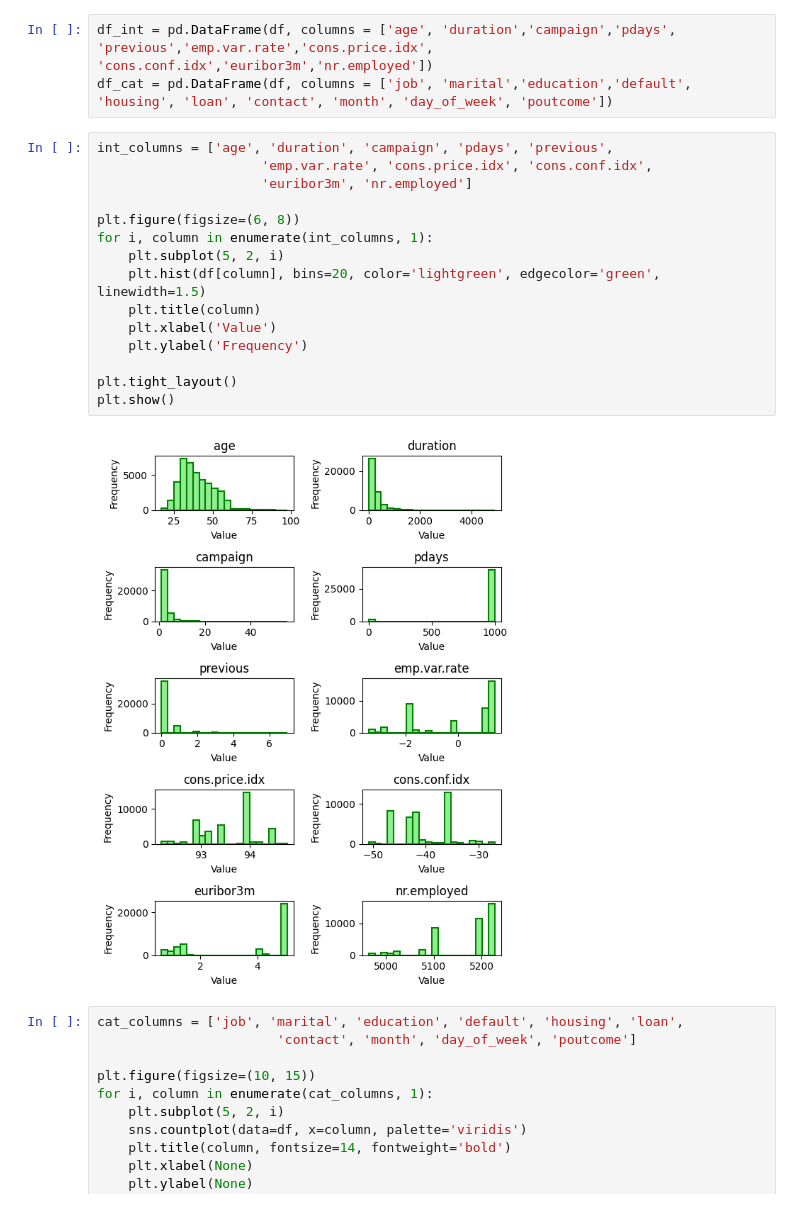
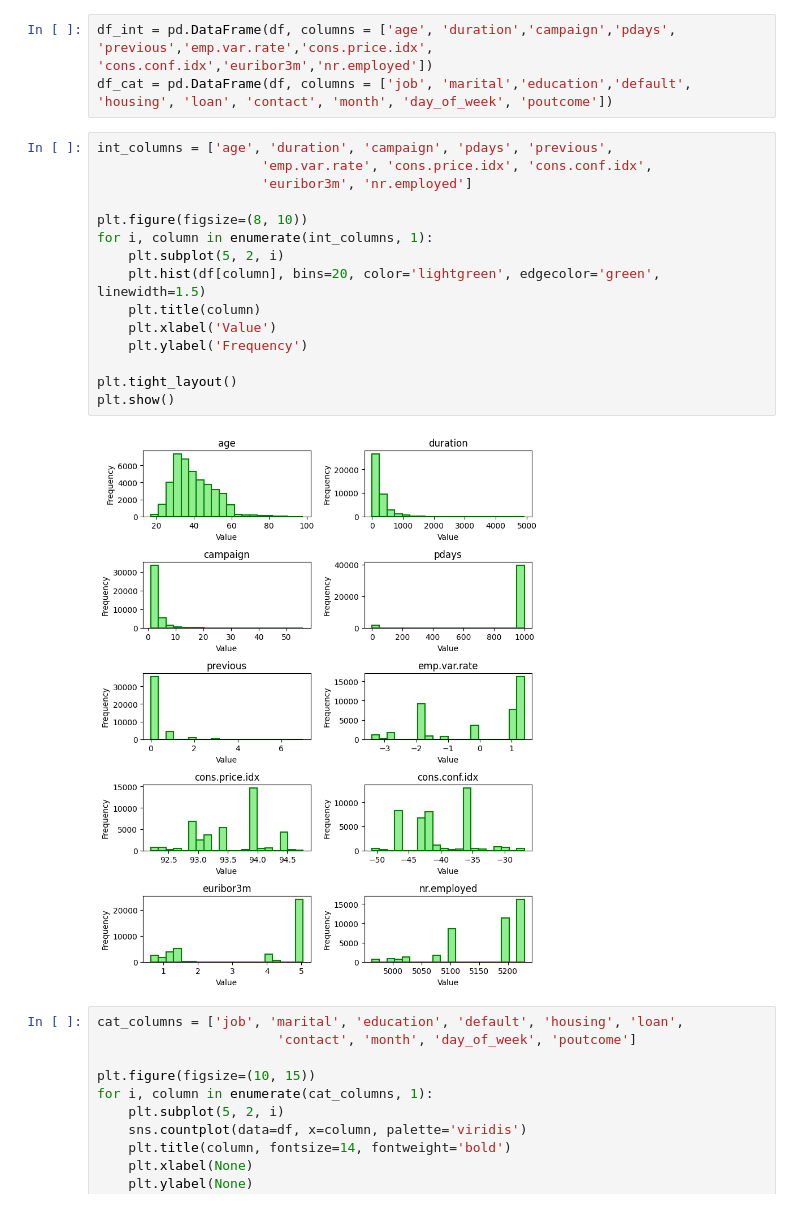
Before and after one commit to Magdalena-B1/ML-different-approaches-to-linear-regression, a Jupyter notebook: notebook4f11fd9960.ipynb, the cells around one changed output. Drawn from its saved outputs; the diff is of its cells as text.

```diff
--- a/notebook4f11fd9960.ipynb
+++ b/notebook4f11fd9960.ipynb
@@ -77,20 +77,20 @@ df_cat = pd.DataFrame(df, columns = ['job', 'marital','education','default', 'ho
 # %%
 int_columns = ['age', 'duration', 'campaign', 'pdays', 'previous',
                      'emp.var.rate', 'cons.price.idx', 'cons.conf.idx',
                      'euribor3m', 'nr.employed']
 
-plt.figure(figsize=(6, 8))
+plt.figure(figsize=(8, 10))
 for i, column in enumerate(int_columns, 1):
     plt.subplot(5, 2, i)
     plt.hist(df[column], bins=20, color='lightgreen', edgecolor='green', linewidth=1.5)
     plt.title(column)
     plt.xlabel('Value')
     plt.ylabel('Frequency')
 
 plt.tight_layout()
 plt.show()
 # %% [output]
-[figure, old version]
+[figure, new version]
 # %%
 cat_columns = ['job', 'marital', 'education', 'default', 'housing', 'loan',
                        'contact', 'month', 'day_of_week', 'poutcome']
```
Also changed, not shown: parts of 7 cells of this notebook.
